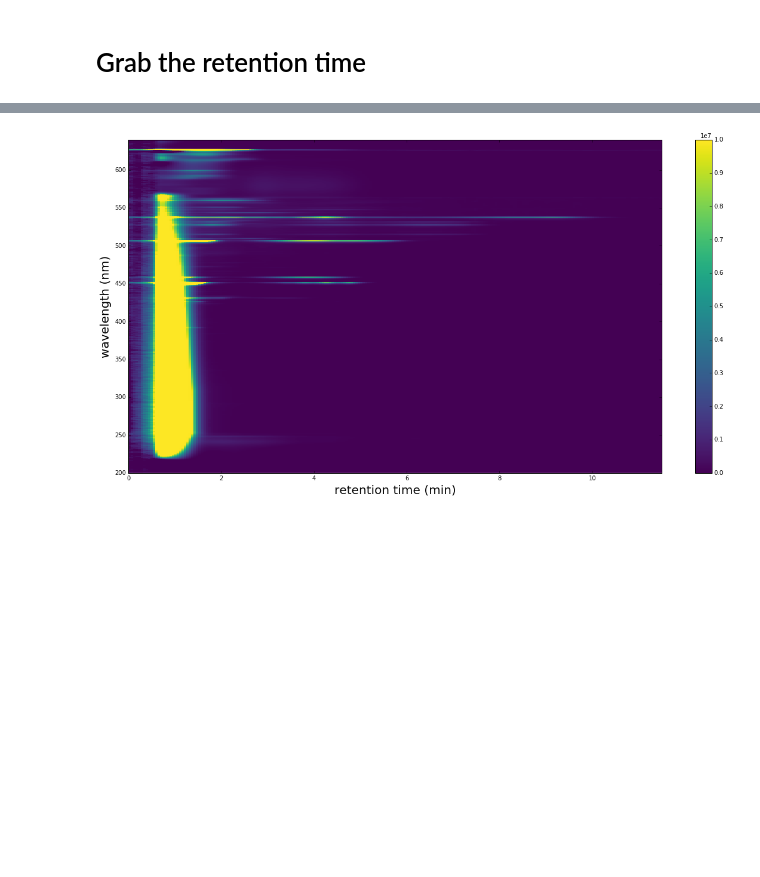
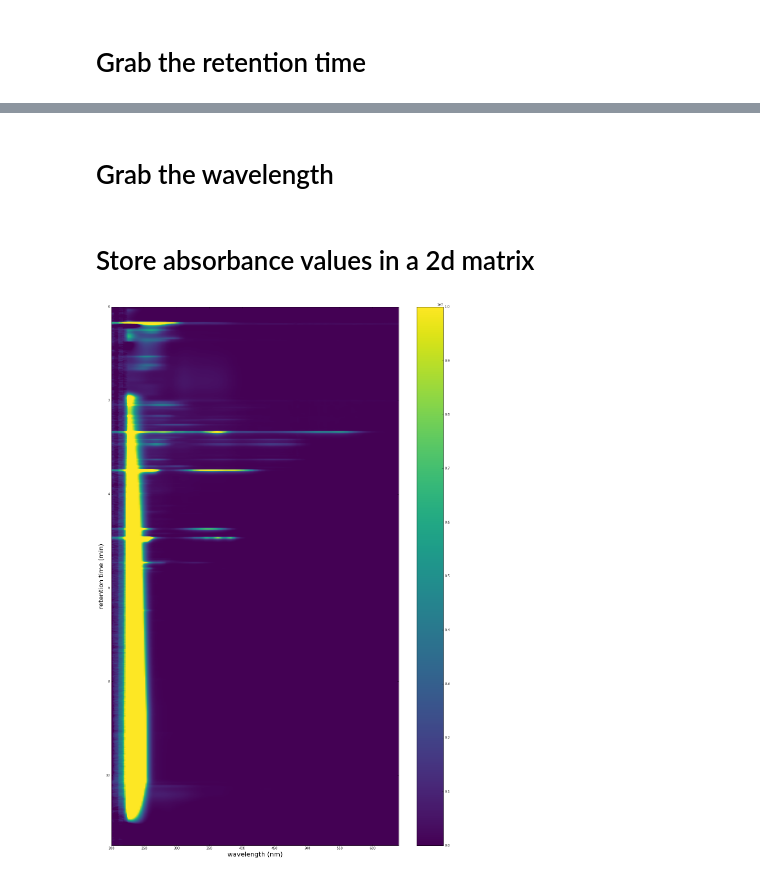
Before and after one commit to benbowen/thoughts, a Jupyter notebook: read_uv_data.ipynb, the cells around one changed output, grey strips where cells are left out. Saved outputs shown, nothing was run; the diff lists cells and outputs as text; code cells hidden in the pictures; blank space fills up the shorter version.

```diff
--- a/read_uv_data.ipynb
+++ b/read_uv_data.ipynb
@@ -20,20 +12,24 @@ rt = df['Unnamed: 0'].tolist()
 # %%
 df.drop([k for k in df.keys() if k.startswith('Unnamed')], axis=1, inplace=True)
+# %% [markdown]
+# Grab the wavelength
 # %%
 wavelength = df.keys()
+# %% [markdown]
+# Store absorbance values in a 2d matrix
 # %%
 values = df.as_matrix()
 # %%
-fig = plt.figure(figsize = (20,10))
-plt.imshow((values+1.0),interpolation='none',extent=[float(rt[0]),float(rt[-1]),
-                                                     float(wavelength[0]),float(wavelength[-1])],
+fig = plt.figure(figsize = (20,30))
+plt.imshow((values+1.0),interpolation='none',extent=[float(wavelength[0]),float(wavelength[-1]),
+                                                     float(rt[-1]),float(rt[0])],
            aspect='auto',
           vmin=0, vmax=1e7,cmap = 'viridis')
 
-plt.xlabel('retention time (min)',fontsize=20)
-plt.ylabel('wavelength (nm)',fontsize=20)
+plt.ylabel('retention time (min)',fontsize=20)
+plt.xlabel('wavelength (nm)',fontsize=20)
 plt.colorbar()
 plt.show()
 fig.savefig('light absorbance.png')
 # %% [output]
-[figure, old version]
+[figure, new version]
```
Also changed, not shown: parts of 2 cells of this notebook.
